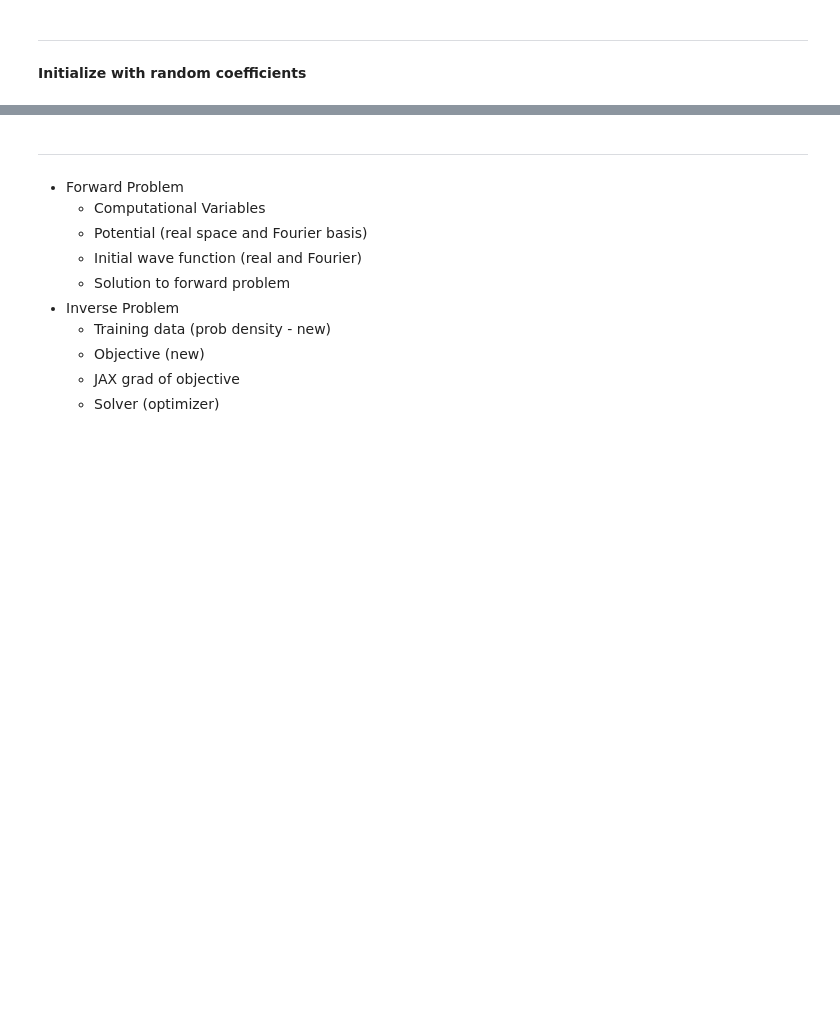
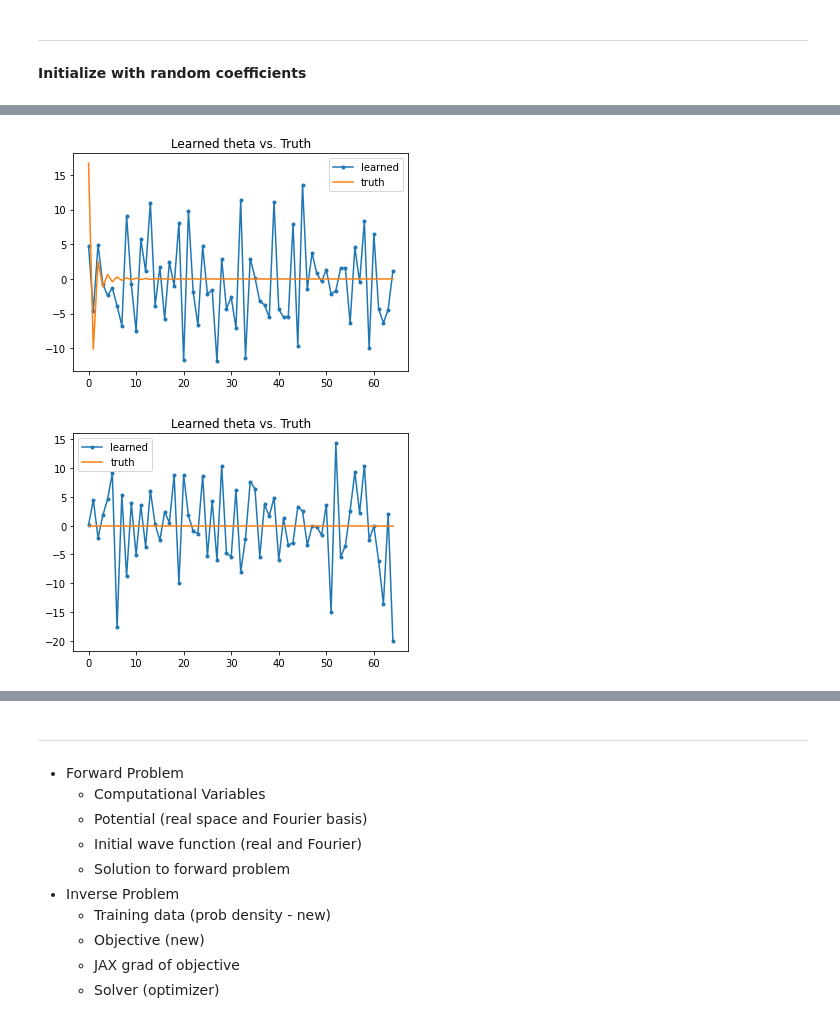
Before and after one commit to kbcollins/tdse, a Jupyter notebook: tdse-prob-density/tdse-prob-density-kbc.ipynb, the cells around one changed output, grey strips where cells are left out. Drawn from its saved outputs; the diff is of its cells as text; code cells hidden in the pictures; blank space fills up the shorter version.

```diff
--- a/tdse-prob-density/tdse-prob-density-kbc.ipynb
+++ b/tdse-prob-density/tdse-prob-density-kbc.ipynb
@@ -535,0 +538,26 @@ plt.show()
+# %%
+# plot learned vs true
+cmpcffrnd = thetarnd[:2 * numfour + 1] + 1j * thetarnd[2 * numfour + 1:]
+# cmpcfftrub = thetatrub[:2 * numfour + 1] + 1j*np.concatenate(([0.0], thetatrub[2 * numfour + 1:]))
+
+cmprsltrndjaxgrad = rsltrndjaxgrad[:2 * numfour + 1] + 1j*rsltrndjaxgrad[2 * numfour + 1:]
+# cmprslttrubgrad = rslttrubjaxgrad[:2 * numfour + 1] + 1j*np.concatenate(([0.0], rslttrubjaxgrad[2 * numfour + 1:]))
+
+plt.plot(np.real(cmprsltrndjaxgrad), '.-', label='learned')
+# plt.plot(xvec, np.real(cmpcfftrub @ fourtox), label='init')
+plt.plot(np.real(fourvtoeptrue), label='truth')
+# plt.plot(xvec, vxvec, label='real truth')
+plt.title('Learned theta vs. Truth')
+plt.legend()
+plt.show()
+
+plt.plot(np.imag(cmprsltrndjaxgrad), '.-', label='learned')
+# plt.plot(xvec, np.real(cmpcfftrub @ fourtox), label='init')
+plt.plot(np.imag(fourvtoeptrue), label='truth')
+# plt.plot(xvec, vxvec, label='real truth')
+plt.title('Learned theta vs. Truth')
+plt.legend()
+plt.show()
+# %% [output]
+[figure, added]
+[figure, added]
```
Also changed, not shown: parts of 25 cells of this notebook, 1 other file.
